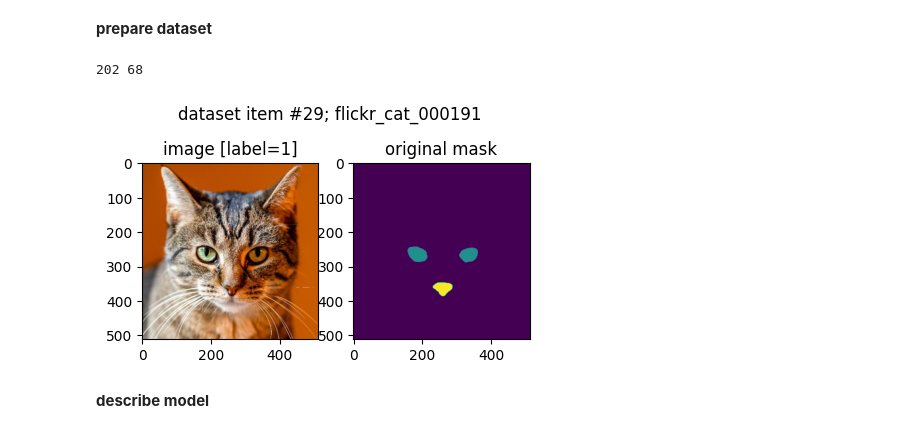
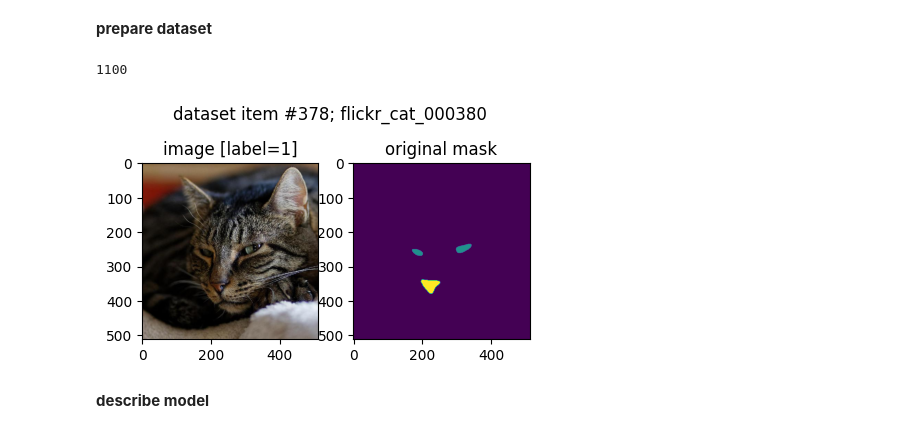
Before and after one commit to j2cry/boop-my-nose, a Jupyter notebook: model.ipynb, the cells around one changed output. Saved outputs shown, nothing was run; the diff lists cells and outputs as text; code cells hidden in the pictures.

```diff
--- a/model.ipynb
+++ b/model.ipynb
@@ -134,8 +134,8 @@ class Dataset(torch.utils.data.Dataset):
         mask = np.stack([_mask[tag].clip(0, 1) for tag in Tag])
         # apply augmentations
         if isinstance(self.augment, typing.Callable):
-            sample = self.augment(image=image, mask=mask)
-            image, mask = sample['image'], sample['mask']
+            sample = self.augment(image=image, mask=mask.transpose(1, 2, 0))
+            image, mask = sample['image'], sample['mask'].transpose(2, 0, 1)
         # cast to Tensor
         return (
             torch.as_tensor(image, dtype=self.dtype).permute(2, 0, 1),
@@ -177,12 +177,11 @@ class Dataset(torch.utils.data.Dataset):
         )
 # %%
 dataset = Dataset()
-train_dataset, valid_dataset = dataset.split()
-print(len(train_dataset), len(valid_dataset))
-train_dataset.show_item(figsize=(5, 3))
+print(len(dataset))
+dataset.show_item(figsize=(5, 3))
 # %% [output]
-202 68
+1100
-[figure, old version]
+[figure, new version]
 # %% [markdown]
 **describe model**
 # %%
```
Also changed, not shown: parts of 6 cells of this notebook.
